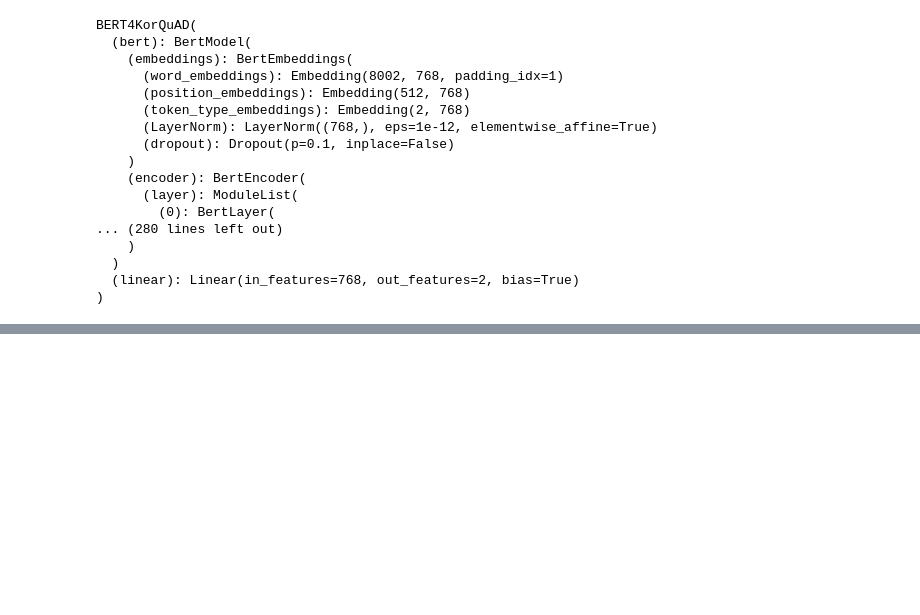
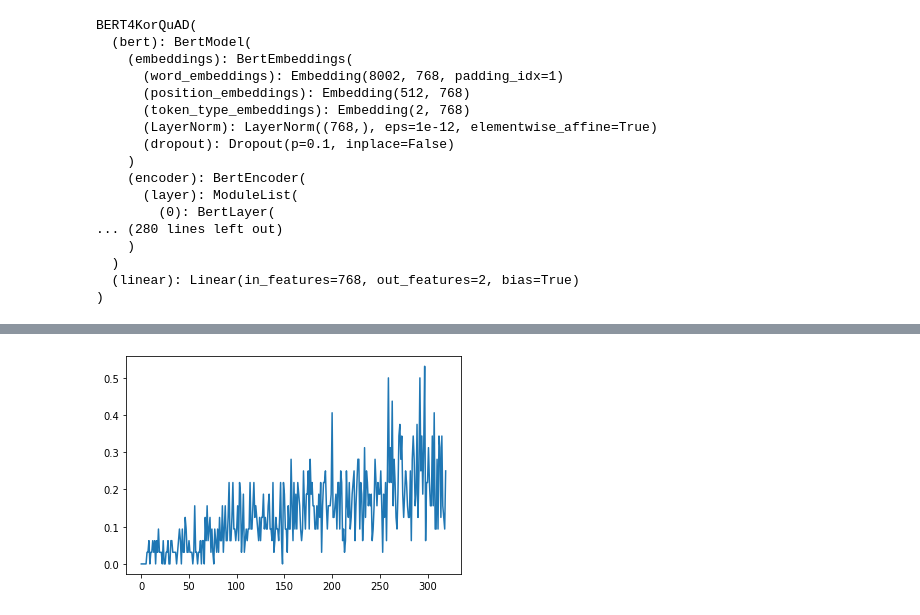
Before and after one commit to kim1987/aiffel, a Jupyter notebook: aiffel/exploration/exlporation_seventeen.ipynb, the cells around one changed output, grey strips where cells are left out. Cells and saved outputs as stored; diff of their text form; code cells hidden in the pictures; blank space fills up the shorter version.

```diff
--- a/aiffel/exploration/exlporation_seventeen.ipynb
+++ b/aiffel/exploration/exlporation_seventeen.ipynb
@@ -365,0 +415,5 @@ accuracy:  tensor(0.0043, device='cuda:0')
+# %%
+plt.plot(accuracy_graph)
+plt.show()
+# %% [output]
+[figure, added]
```
Also changed, not shown: parts of 26 cells of this notebook.
